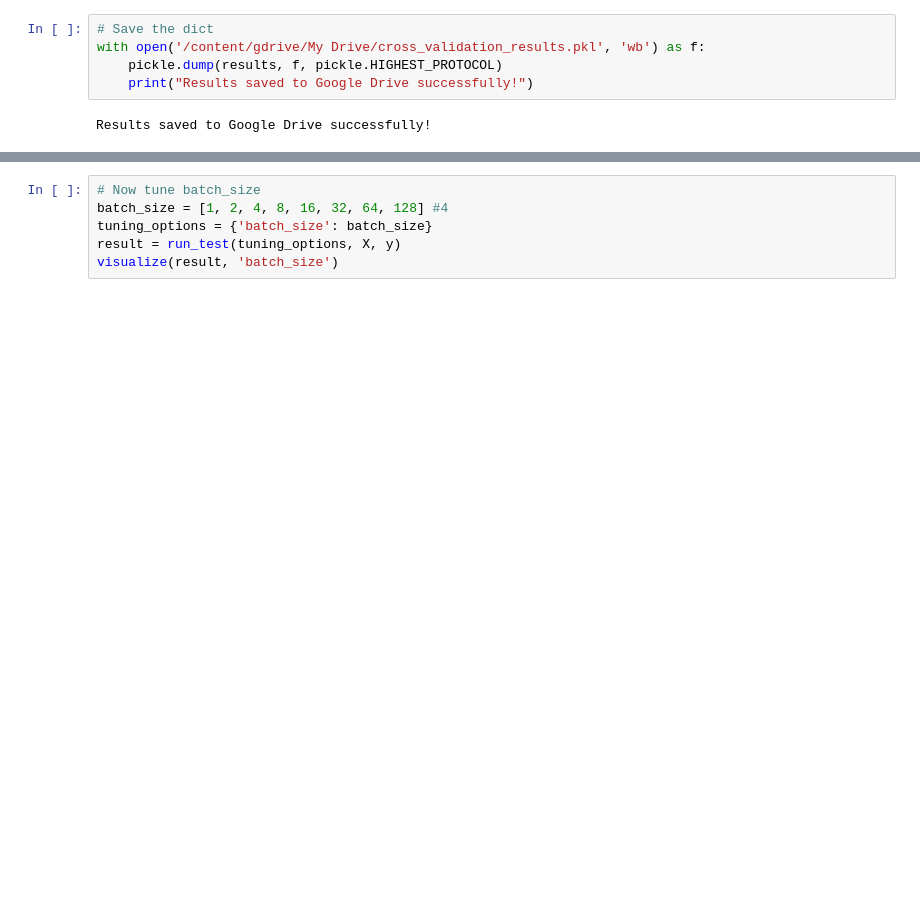
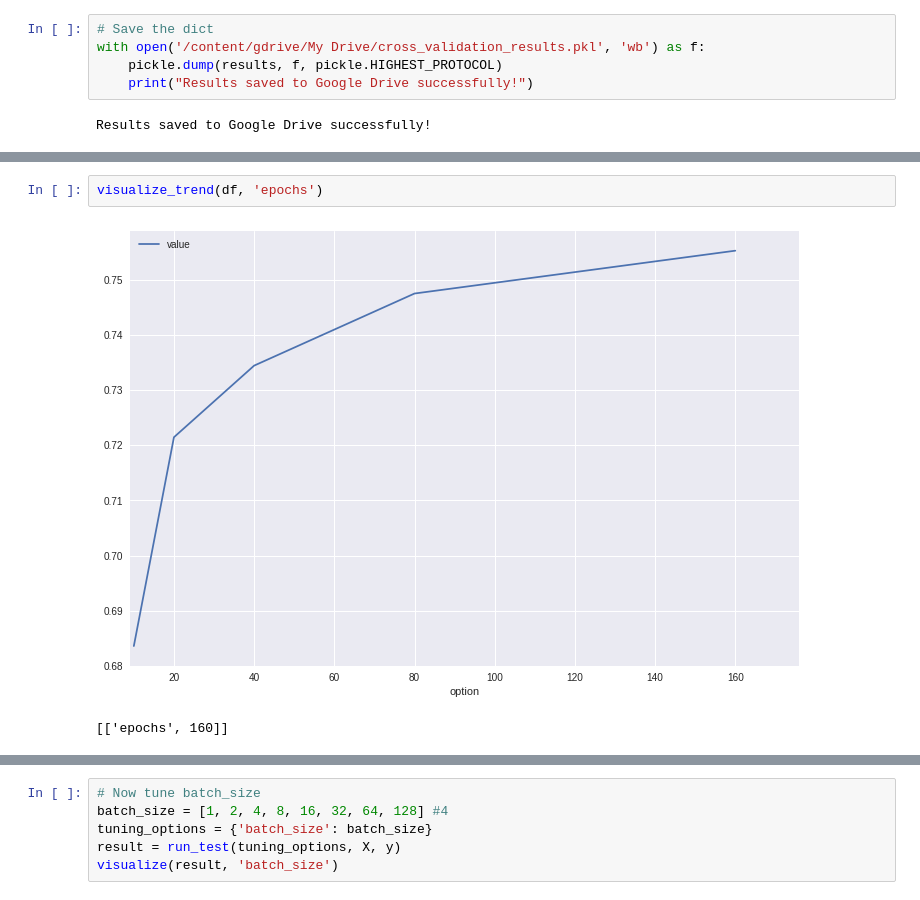
Before and after one commit to georgeliu1998/keras_model_tuning, a Jupyter notebook: keras.ipynb, the cells around one changed output, grey strips where cells are left out. Cells and saved outputs as stored; diff of their text form; blank space fills up the shorter version.

```diff
--- a/keras.ipynb
+++ b/keras.ipynb
@@ -484,0 +499,5 @@ best_options
+# %%
+visualize_trend(df, 'epochs')
+# %% [output]
+[figure, added]
+[['epochs', 160]]
```
Also changed, not shown: parts of 33 cells of this notebook.
